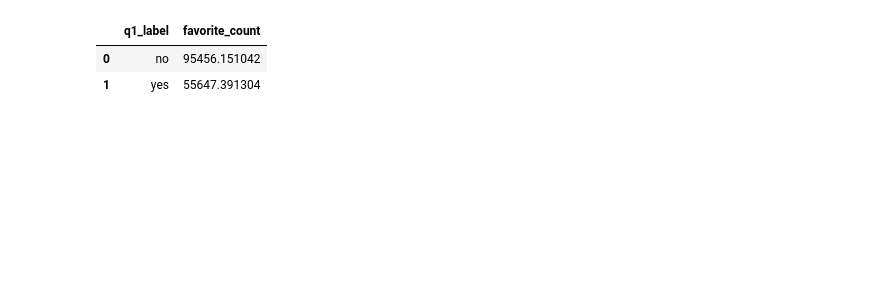
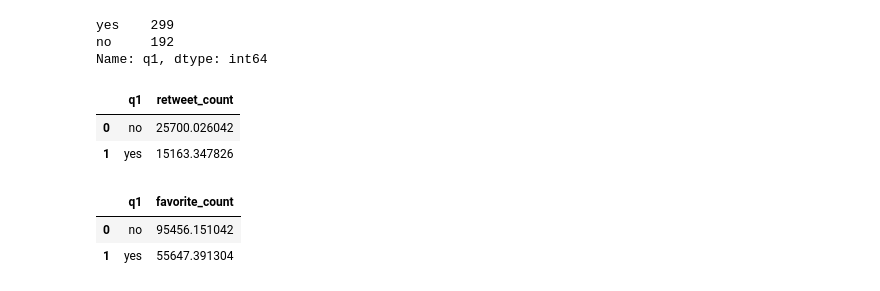
Before and after one commit to cmf9595/Data-Curation, a Jupyter notebook: Project Milestone.ipynb, the cells around one changed output. Cells and saved outputs as stored; diff of their text form; code cells hidden in the pictures; blank space fills up the shorter version.

```diff
--- a/Project Milestone.ipynb
+++ b/Project Milestone.ipynb
@@ -97,0 +92,7 @@ data
+# %%
+# Merge the interaction data table with the question data table on shared 'tweet_id' index.
+data = interaction_data.merge(question_data, how='inner', on='tweet_id')
+
+# Rename misinformation question columns for easier use.
+data = data.rename(columns={'q1_label': 'q1', 'q2_label': 'q2', 'q3_label': 'q3', 'q4_label': 'q4', 'q5_label': 'q5', 'q6_label': 'q6', 'q7_label': 'q7'})
+data
@@ -98,14 +113,23 @@ data
+# %%
+# Showcases the disparity between true and false tweets within the datasets
+data['q1'].value_counts()
+# %% [output]
+yes    299
+no     192
+Name: q1, dtype: int64
 # %%
-# ** Question/Task 1: Does the tweet contain a verifiable factual claim?
-
-# Compare the average retweet/favorites between those flagged verifiably fake or true
-
-retweet_average = data.groupby('q1_label', as_index=False)['retweet_count'].mean()
-favorite_average = data.groupby('q1_label', as_index=False)['favorite_count'].mean()
-
+# Compare the average retweet count between those flagged verifiably fake or true
+retweet_average = data.groupby('q1', as_index=False)['retweet_count'].mean()
 retweet_average
-favorite_average
 # %% [output]
-|  | q1_label | favorite_count |
-| 0 | no | 95456.151042 |
-| 1 | yes | 55647.391304 |
+|  | q1 | retweet_count |
+| 0 | no | 25700.026042 |
+| 1 | yes | 15163.347826 |
+# %%
+# Compare the average favorite count between those flagged verifiably fake or true
+favorite_average = data.groupby('q1', as_index=False)['favorite_count'].mean()
+favorite_average
+# %% [output]
+|  | q1 | favorite_count |
+| 0 | no | 95456.151042 |
+| 1 | yes | 55647.391304 |
```
Also changed, not shown: parts of 15 cells of this notebook.
